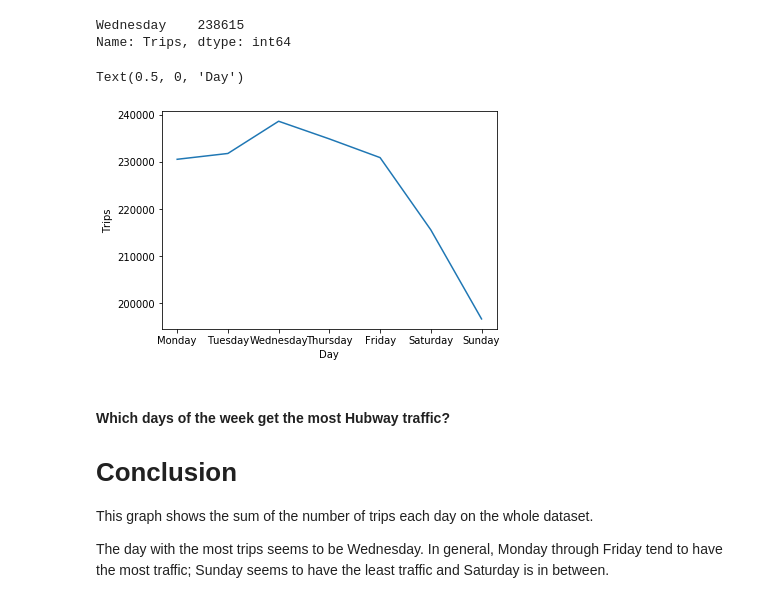
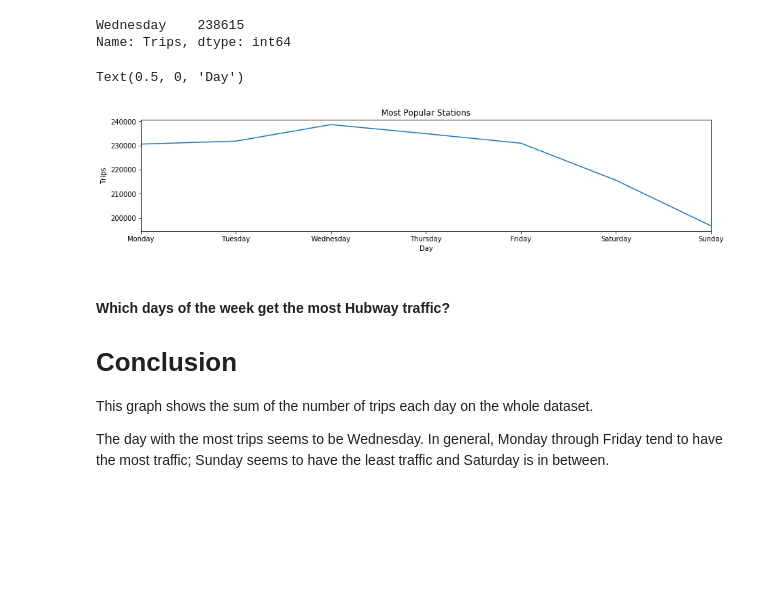
Before and after one commit to jisanos/Hubway-Data-Visualization-Challenge, a Jupyter notebook: Exam_Script.ipynb, the cells around one changed output. Saved outputs shown, nothing was run; the diff lists cells and outputs as text; code cells hidden in the pictures; blank space fills up the shorter version.

```diff
--- a/Exam_Script.ipynb
+++ b/Exam_Script.ipynb
@@ -206,12 +206,12 @@ Trips_per_days_week[Trips_per_days_week == Trips_per_days_week.max()]
 Wednesday    238615
 Name: Trips, dtype: int64
 # %%
-plt.plot(Trips_per_days_week)
+Trips_per_days_week.plot(figsize=(15,3), title = 'Most Popular Stations')
 plt.ylabel('Trips')
 plt.xlabel('Day')
 # %% [output]
 Text(0.5, 0, 'Day')
-[figure, old version]
+[figure, new version]
 # %% [markdown]
 #### Which days of the week get the most Hubway traffic?
 
```
Also changed, not shown: parts of 13 cells of this notebook, 1 other file.
